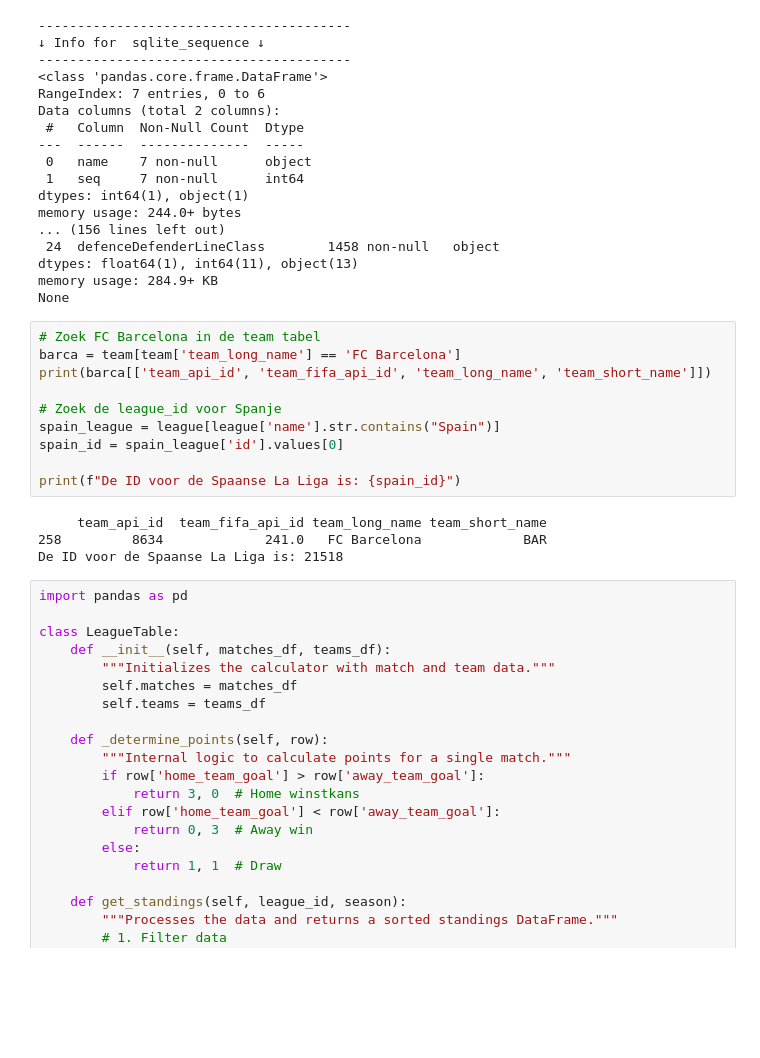
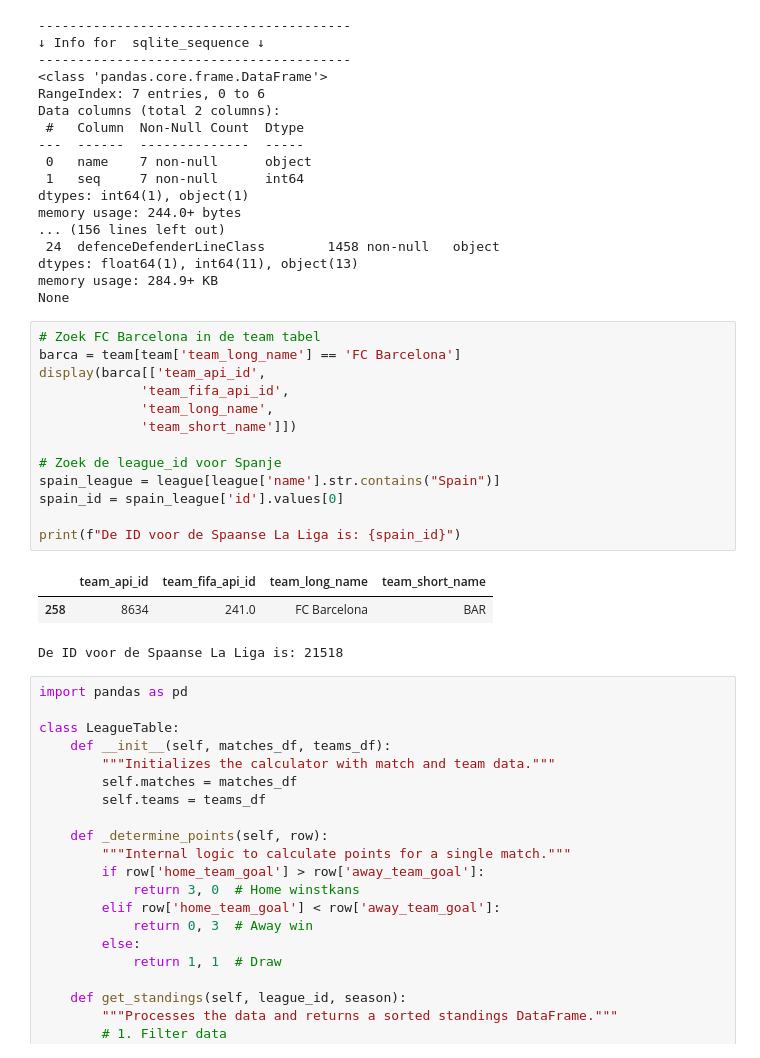
Before and after one commit to TijnD07/DataLab2-Sprint2, a Jupyter notebook: index.ipynb, the cells around one changed output. Cells and saved outputs as stored; diff of their text form; blank space fills up the shorter version.

```diff
--- a/index.ipynb
+++ b/index.ipynb
@@ -386,16 +380,19 @@ None
 # %%
 # Zoek FC Barcelona in de team tabel
 barca = team[team['team_long_name'] == 'FC Barcelona']
-print(barca[['team_api_id', 'team_fifa_api_id', 'team_long_name', 'team_short_name']])
+display(barca[['team_api_id',
+             'team_fifa_api_id',
+             'team_long_name',
+             'team_short_name']])
 
 # Zoek de league_id voor Spanje
 spain_league = league[league['name'].str.contains("Spain")]
 spain_id = spain_league['id'].values[0]
 
 print(f"De ID voor de Spaanse La Liga is: {spain_id}")
 # %% [output]
+|  | team_api_id | team_fifa_api_id | team_long_name | team_short_name |
+| 258 | 8634 | 241.0 | FC Barcelona | BAR |
-     team_api_id  team_fifa_api_id team_long_name team_short_name
-258         8634             241.0   FC Barcelona             BAR
 De ID voor de Spaanse La Liga is: 21518
 # %%
 import pandas as pd
```
Also changed, not shown: parts of 1 cell of this notebook.
